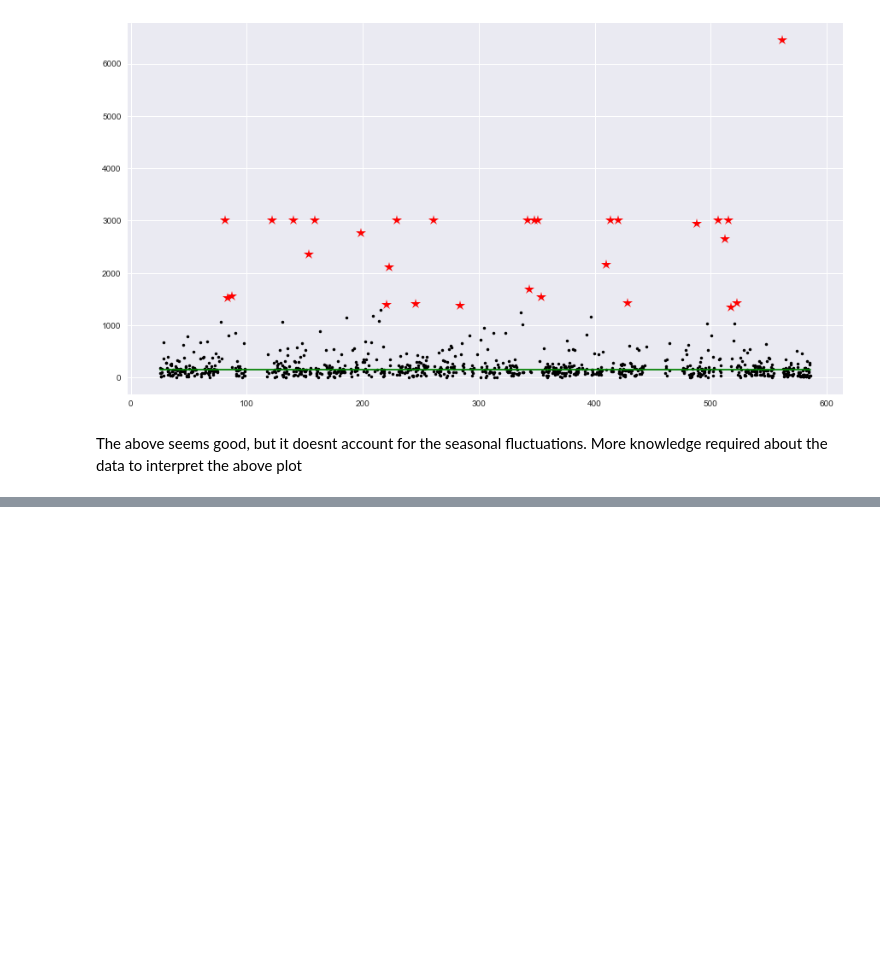
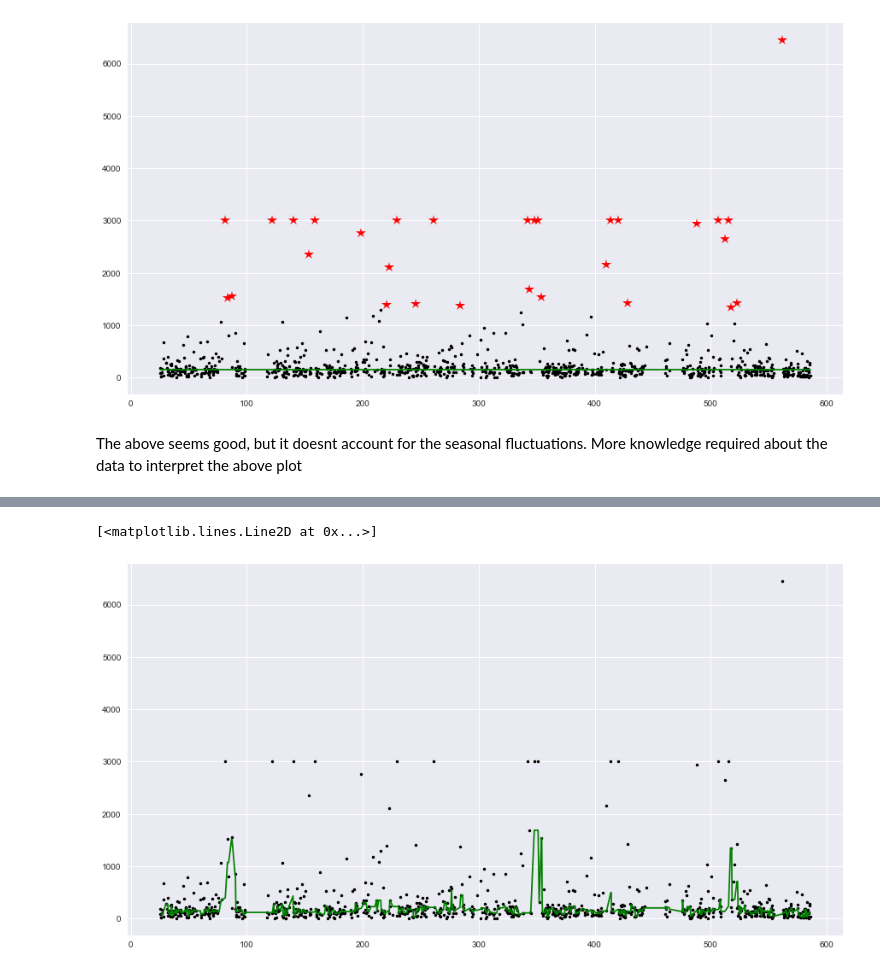
Before and after one commit to JosephKevin/TimeSeriesPrediction, a Jupyter notebook: ts_prediction_playground.ipynb, the cells around one changed output, grey strips where cells are left out. Cells and saved outputs as stored; diff of their text form; code cells hidden in the pictures; blank space fills up the shorter version.

Commit message:
added rolling MAD anomalies

```diff
--- a/ts_prediction_playground.ipynb
+++ b/ts_prediction_playground.ipynb
@@ -695,0 +697,11 @@ The above seems good, but it doesnt account for the seasonal fluctuations. More
+# %%
+mad = lambda x: np.fabs(x - x.mean()).mean()
+# %%
+tcp_df['rolling_median'] =tcp_df.rolling(window=5, on='ts').median()['dur']
+tcp_df['rolling_mad'] = tcp_df.rolling(window=5, on='ts').apply(mad)['dur']
+# %%
+tcp_df['rolling_modified_z_scores'] = 0.6745 * (tcp_df['dur'] - tcp_df['rolling_median']) / tcp_df['rolling_mad']
+# %%
+tcp_df['rolling_mad_anomalies'] = [1 if abs(x) > threshold else 0 for x in tcp_df['rolling_modified_z_scores']]
+ts_r_anomaly = tcp_df[tcp_df.rolling_mad_anomalies == 1]['ts']
+dur_r_anomaly = tcp_df[tcp_df.rolling_mad_anomalies == 1]['dur']
@@ -695,0 +728,9 @@ The above seems good, but it doesnt account for the seasonal fluctuations. More
+# %%
+plt.figure(figsize=(15, 8))
+plt.plot(tcp_df['ts'], tcp_df['dur'], "k.")
+plt.plot(tcp_df['ts'], tcp_df['rolling_median'], color='green')
+#plt.plot(tcp_df['ts'], tcp_df['dur'].mean(), color='blue')
+plt.plot(ts_r_anomaly, dur_r_anomaly, "r*", markersize=12)
+# %% [output]
+[<matplotlib.lines.Line2D at 0x...>]
+[figure, added]
```
Also changed, not shown: parts of 2 cells of this notebook.
